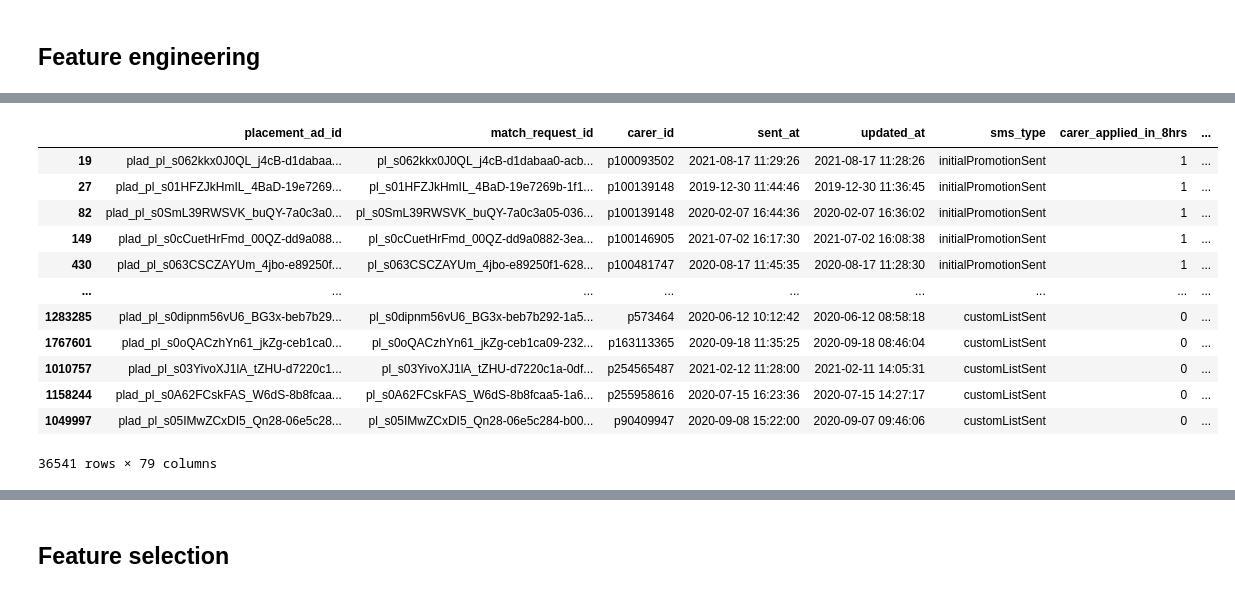
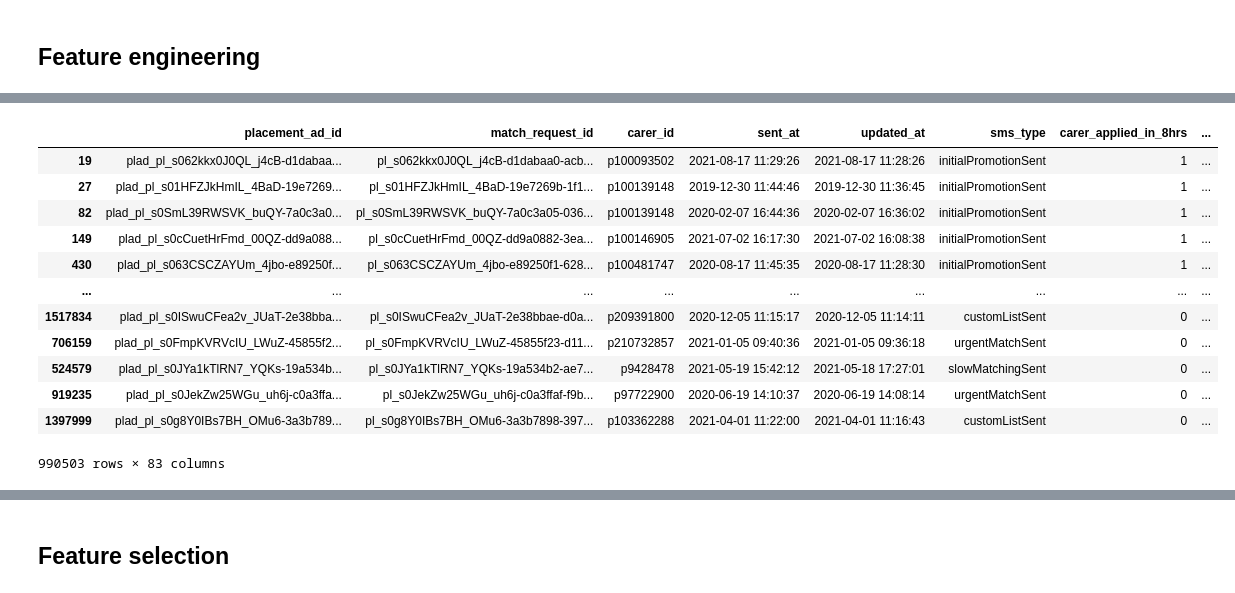
Before and after one commit to bonaventura-elder/carer_targeting, a Jupyter notebook: src/training.ipynb, the cells around one changed output, grey strips where cells are left out. Cells and saved outputs as stored; diff of their text form; code cells hidden in the pictures.

```diff
--- a/src/training.ipynb
+++ b/src/training.ipynb
@@ -81,12 +89,18 @@ days_worked_data = pd.read_csv('../data/days_worked_data.csv')
 apps_done_data = pd.read_csv('../data/apps_done_data.csv')
 logs_done_data = pd.read_csv('../data/logs_done_data.csv')
 texts_received_data = pd.read_csv('../data/texts_received_data.csv')
-logins_events_data = pd.read_csv('../data/logins_events_data.csv')
+# logins_events_data = pd.read_csv('../data/login_events_data.csv')
+views_done_data = pd.read_csv('../data/views_done_data.csv')
+pvs_data = pd.read_csv('../data/pvs_data.csv')
+md_data = pd.read_csv('../data/md_data.csv')
 # %%
 days_worked_data['date'] = days_worked_data.date.apply(lambda x:str(x))
 logs_done_data['date'] = logs_done_data.date.apply(lambda x:str(x))
 texts_received_data['date'] = texts_received_data.date.apply(lambda x:str(x))
 apps_done_data['date'] = apps_done_data.date.apply(lambda x:str(x))
+views_done_data['date'] = views_done_data.date.apply(lambda x:str(x))
+pvs_data['sent_at'] = pvs_data['sent_at'].apply(lambda x:str(x))
+md_data['sent_at'] = md_data['sent_at'].apply(lambda x:str(x))
 
 training_data['date_sent_at'] = pd.to_datetime(training_data['sent_at'],format='%Y-%m-%d').dt.date.apply(lambda x:str(x))
 
@@ -113,6 +127,14 @@ print(all_data.shape)
 all_data = all_data.merge(texts_received_data, how='left', left_on = ['date_sent_at','carer_id'],
                           right_on = ['date','carer_id'])
 print(all_data.shape)
+all_data = all_data.merge(views_done_data, how='left', left_on = ['date_sent_at','carer_id'],
+                          right_on = ['date','carer_id'])
+print(all_data.shape)
+all_data = all_data.merge(pvs_data, how='left', left_on = ['sent_at','carer_id'],
+                          right_on = ['sent_at','carer_id'])
+print(all_data.shape)
+all_data = all_data.merge(md_data, how='left', on = ['placement_ad_id','carer_id','sent_at'])
+print(all_data.shape)
 
 all_data.drop_duplicates(subset=['placement_ad_id','carer_id','sent_at'], inplace = True)
 print(all_data.shape)
@@ -150,22 +174,22 @@ target = 'carer_applied_in_8hrs'
 # %%
 target = 'carer_applied_in_8hrs'
 
 X1 = all_data.loc[all_data['carer_applied_in_8hrs']==1]
-X0 = all_data.loc[all_data['carer_applied_in_8hrs']==0].sample(frac=0.01, random_state=1992)
+X0 = all_data.loc[all_data['carer_applied_in_8hrs']==0].sample(frac=0.5, random_state=1992)
 
 df = pd.concat([X1,X0], axis = 0)
 df
 # %% [output]
 |  | placement_ad_id | match_request_id | carer_id | sent_at | updated_at | sms_type | carer_applied_in_8hrs | ... |
 | 19 | plad_pl_s062kkx0J0QL_j4cB-d1dabaa... | pl_s062kkx0J0QL_j4cB-d1dabaa0-acb... | p100093502 | 2021-08-17 11:29:26 | 2021-08-17 11:28:26 | initialPromotionSent | 1 | ... |
 | 27 | plad_pl_s01HFZJkHmIL_4BaD-19e7269... | pl_s01HFZJkHmIL_4BaD-19e7269b-1f1... | p100139148 | 2019-12-30 11:44:46 | 2019-12-30 11:36:45 | initialPromotionSent | 1 | ... |
 | 82 | plad_pl_s0SmL39RWSVK_buQY-7a0c3a0... | pl_s0SmL39RWSVK_buQY-7a0c3a05-036... | p100139148 | 2020-02-07 16:44:36 | 2020-02-07 16:36:02 | initialPromotionSent | 1 | ... |
 | 149 | plad_pl_s0cCuetHrFmd_00QZ-dd9a088... | pl_s0cCuetHrFmd_00QZ-dd9a0882-3ea... | p100146905 | 2021-07-02 16:17:30 | 2021-07-02 16:08:38 | initialPromotionSent | 1 | ... |
 | 430 | plad_pl_s063CSCZAYUm_4jbo-e89250f... | pl_s063CSCZAYUm_4jbo-e89250f1-628... | p100481747 | 2020-08-17 11:45:35 | 2020-08-17 11:28:30 | initialPromotionSent | 1 | ... |
 | ... | ... | ... | ... | ... | ... | ... | ... | ... |
-| 1283285 | plad_pl_s0dipnm56vU6_BG3x-beb7b29... | pl_s0dipnm56vU6_BG3x-beb7b292-1a5... | p573464 | 2020-06-12 10:12:42 | 2020-06-12 08:58:18 | customListSent | 0 | ... |
-| 1767601 | plad_pl_s0oQACzhYn61_jkZg-ceb1ca0... | pl_s0oQACzhYn61_jkZg-ceb1ca09-232... | p163113365 | 2020-09-18 11:35:25 | 2020-09-18 08:46:04 | customListSent | 0 | ... |
-| 1010757 | plad_pl_s03YivoXJ1lA_tZHU-d7220c1... | pl_s03YivoXJ1lA_tZHU-d7220c1a-0df... | p254565487 | 2021-02-12 11:28:00 | 2021-02-11 14:05:31 | customListSent | 0 | ... |
-| 1158244 | plad_pl_s0A62FCskFAS_W6dS-8b8fcaa... | pl_s0A62FCskFAS_W6dS-8b8fcaa5-1a6... | p255958616 | 2020-07-15 16:23:36 | 2020-07-15 14:27:17 | customListSent | 0 | ... |
-| 1049997 | plad_pl_s05IMwZCxDI5_Qn28-06e5c28... | pl_s05IMwZCxDI5_Qn28-06e5c284-b00... | p90409947 | 2020-09-08 15:22:00 | 2020-09-07 09:46:06 | customListSent | 0 | ... |
+| 1517834 | plad_pl_s0ISwuCFea2v_JUaT-2e38bba... | pl_s0ISwuCFea2v_JUaT-2e38bbae-d0a... | p209391800 | 2020-12-05 11:15:17 | 2020-12-05 11:14:11 | customListSent | 0 | ... |
+| 706159 | plad_pl_s0FmpKVRVcIU_LWuZ-45855f2... | pl_s0FmpKVRVcIU_LWuZ-45855f23-d11... | p210732857 | 2021-01-05 09:40:36 | 2021-01-05 09:36:18 | urgentMatchSent | 0 | ... |
+| 524579 | plad_pl_s0JYa1kTlRN7_YQKs-19a534b... | pl_s0JYa1kTlRN7_YQKs-19a534b2-ae7... | p9428478 | 2021-05-19 15:42:12 | 2021-05-18 17:27:01 | slowMatchingSent | 0 | ... |
+| 919235 | plad_pl_s0JekZw25WGu_uh6j-c0a3ffa... | pl_s0JekZw25WGu_uh6j-c0a3ffaf-f9b... | p97722900 | 2020-06-19 14:10:37 | 2020-06-19 14:08:14 | urgentMatchSent | 0 | ... |
+| 1397999 | plad_pl_s0g8Y0IBs7BH_OMu6-3a3b789... | pl_s0g8Y0IBs7BH_OMu6-3a3b7898-397... | p103362288 | 2021-04-01 11:22:00 | 2021-04-01 11:16:43 | customListSent | 0 | ... |
-36541 rows × 79 columns
+990503 rows × 83 columns
```
Also changed, not shown: parts of 43 cells of this notebook, 4 other files.
